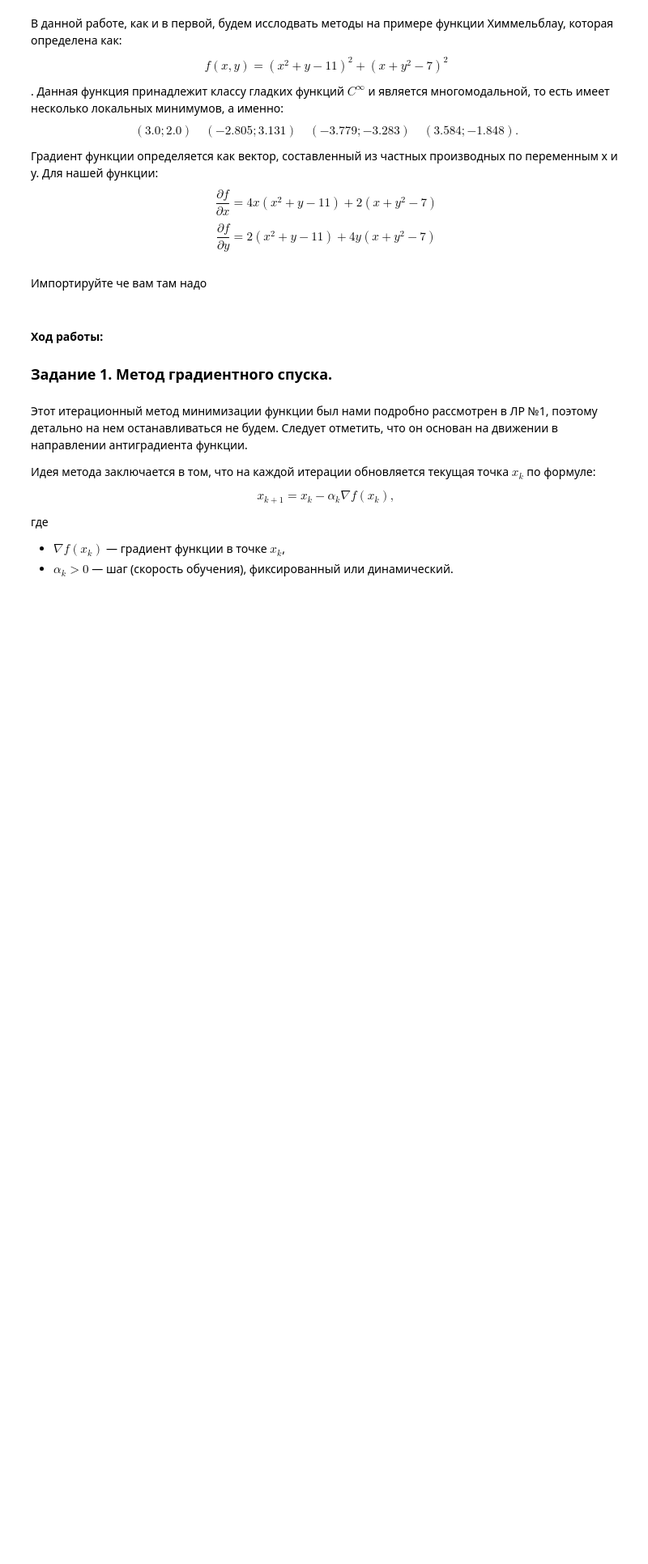
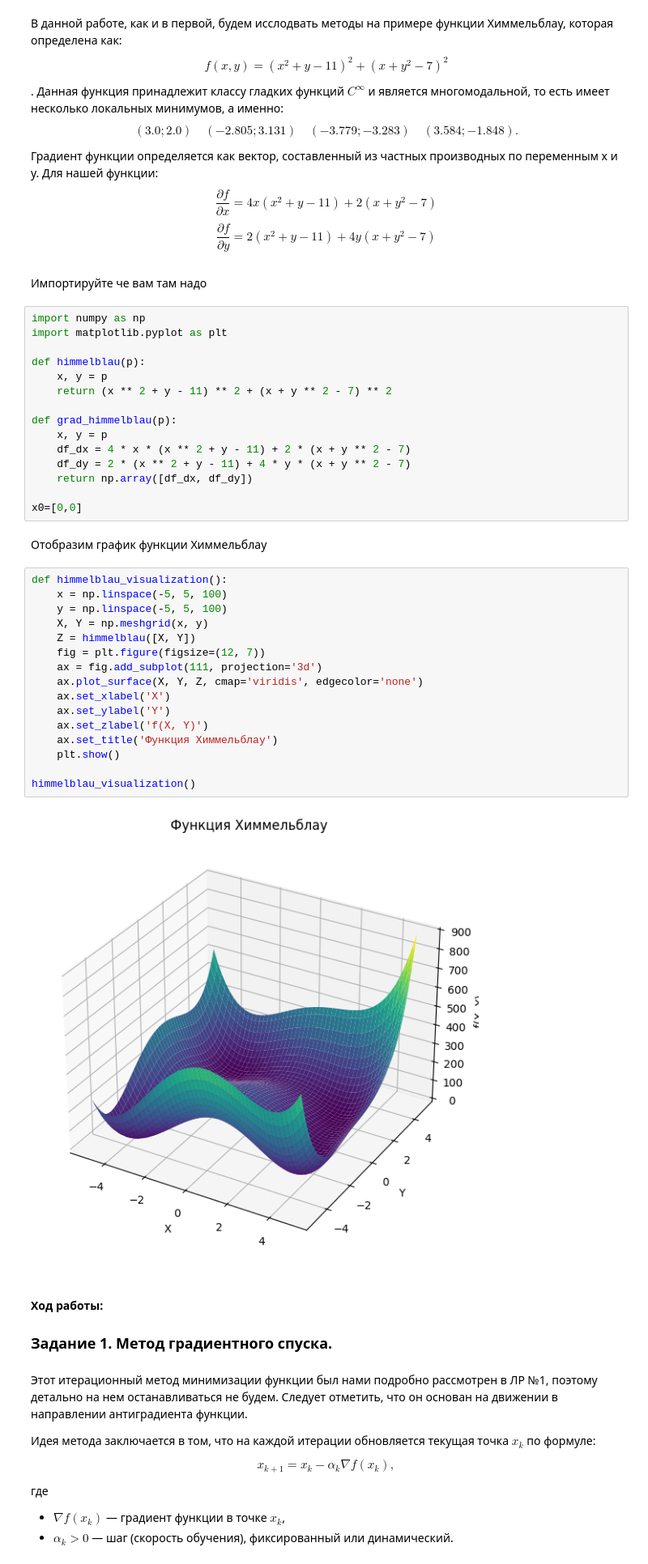
Before and after one commit to Kirill-Yurkov/MetOpt3, a Jupyter notebook: main.ipynb, the cells around one changed output. Shown at 81% size. Drawn from its saved outputs; the diff is of its cells as text; blank space fills up the shorter version.

```diff
--- a/main.ipynb
+++ b/main.ipynb
@@ -24,6 +54,41 @@ $$(3.0;2.0) \quad (-2.805;3.131) \quad (-3.779;-3.283) \quad (3.584;-1.848).$$
     $$\frac{\partial f}{\partial y} = 2(x^2 + y - 11) + 4y(x + y^2 - 7)$$
 # %% [markdown]
 Импортируйте че вам там надо
+# %%
+import numpy as np
+import matplotlib.pyplot as plt
+
+def himmelblau(p):
+    x, y = p
+    return (x ** 2 + y - 11) ** 2 + (x + y ** 2 - 7) ** 2
+
+def grad_himmelblau(p):
+    x, y = p
+    df_dx = 4 * x * (x ** 2 + y - 11) + 2 * (x + y ** 2 - 7)
+    df_dy = 2 * (x ** 2 + y - 11) + 4 * y * (x + y ** 2 - 7)
+    return np.array([df_dx, df_dy])
+
+x0=[0,0]
+# %% [markdown]
+Отобразим график функции Химмельблау
+# %%
+def himmelblau_visualization():
+    x = np.linspace(-5, 5, 100)
+    y = np.linspace(-5, 5, 100)
+    X, Y = np.meshgrid(x, y)
+    Z = himmelblau([X, Y])
+    fig = plt.figure(figsize=(12, 7))
+    ax = fig.add_subplot(111, projection='3d')
+    ax.plot_surface(X, Y, Z, cmap='viridis', edgecolor='none')
+    ax.set_xlabel('X')
+    ax.set_ylabel('Y')
+    ax.set_zlabel('f(X, Y)')
+    ax.set_title('Функция Химмельблау')
+    plt.show()
+
+himmelblau_visualization()
+# %% [output]
+[figure, added]
 # %% [markdown]
 #### **Ход работы:**
 ### Задание 1. Метод градиентного спуска.
```
Also changed, not shown: parts of 16 cells of this notebook, 2 other files.
